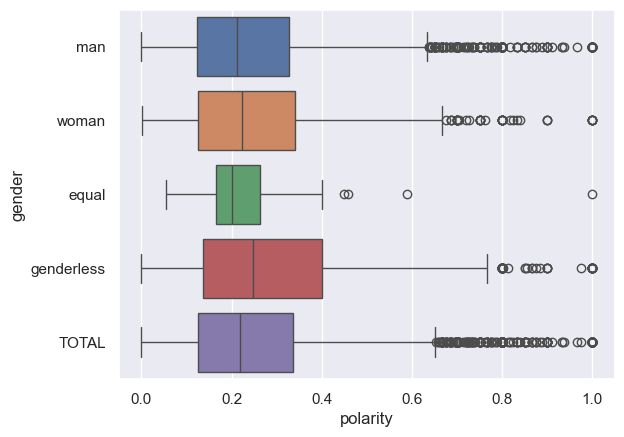
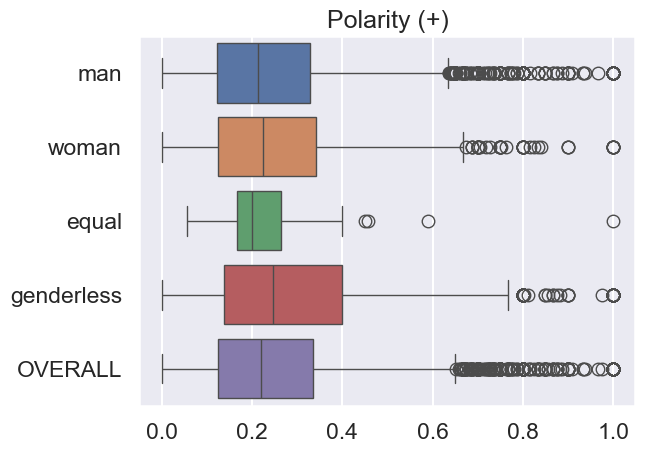
The change to this notebook cell's code, shown as a diff; its figure went from the first image to the second:
--- before
+++ after
@@ -1,3 +1,6 @@
-sns.boxplot(data=df_positive_polarity, x="polarity", y="gender", hue="gender", legend=False)
-plt.savefig("positive_polarity.png", bbox_inches="tight")
+ax = sns.boxplot(data=df_positive_polarity, x="polarity", y="gender", hue="gender", legend=False)
+ax.set_ylabel("")
+ax.set_xlabel("")
+ax.set_title("Polarity (+)")
+plt.savefig("figures/polarity_positive.png", bbox_inches="tight", dpi=300)
 plt.show()

Commit: Update sentiment graphs.